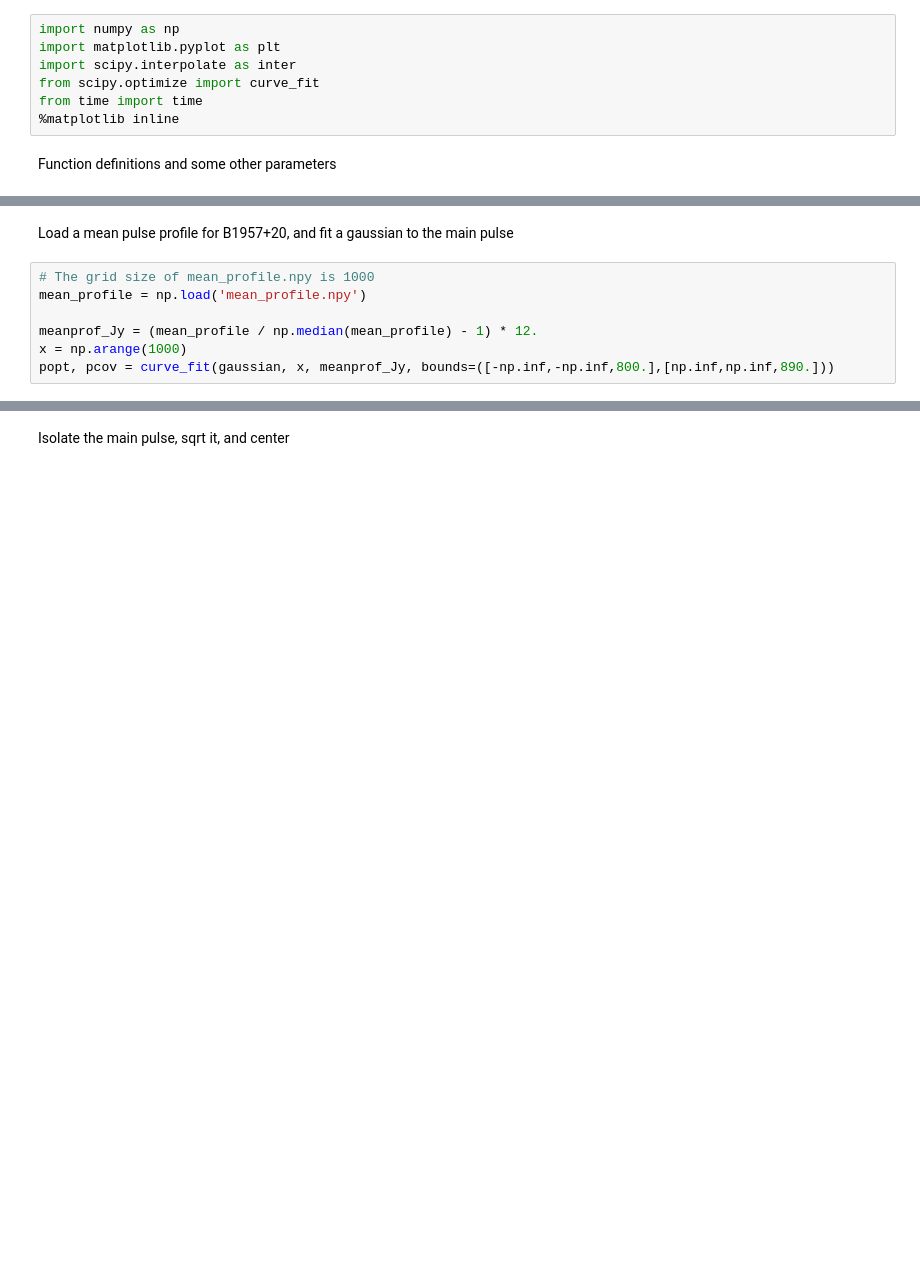
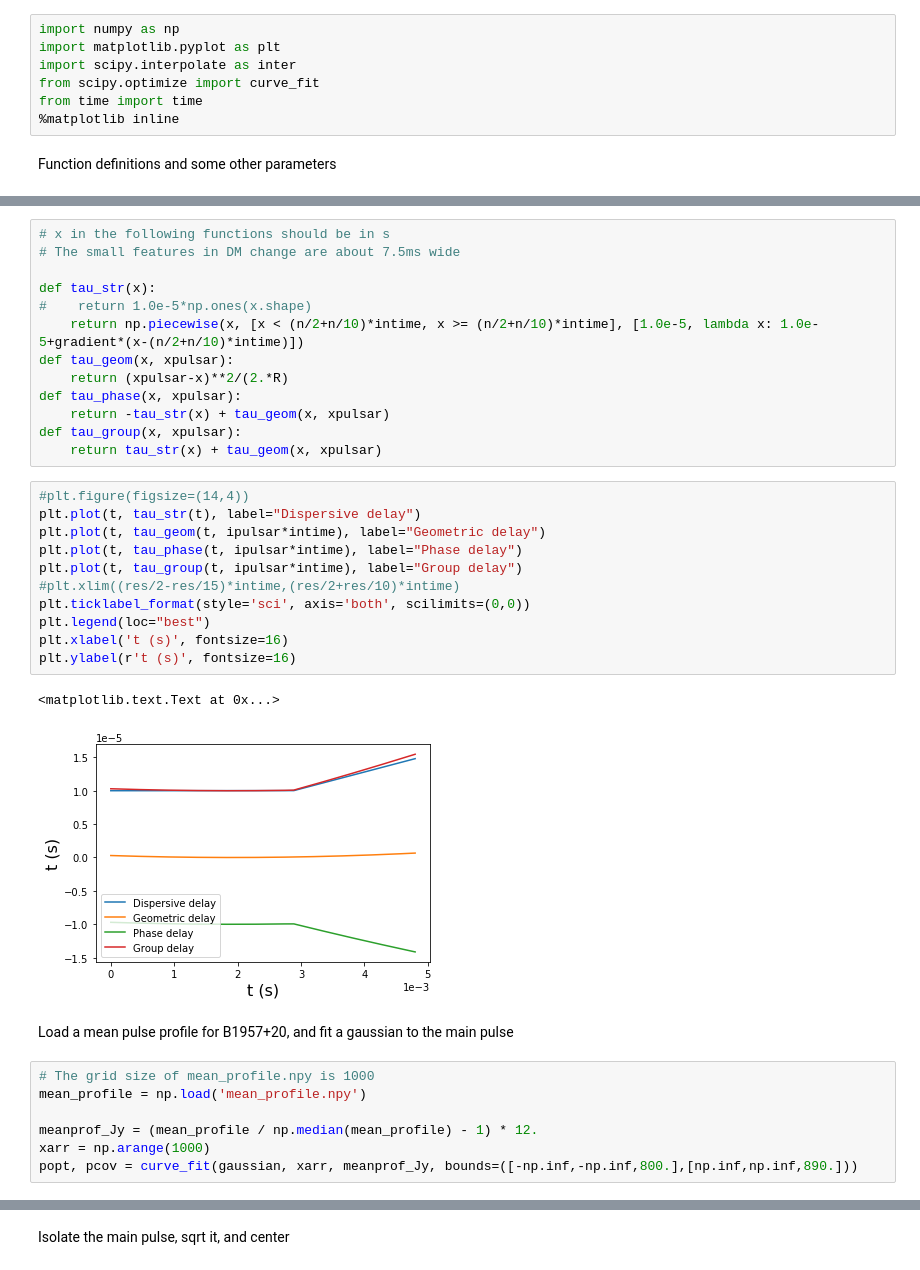
Before and after one commit to quantumfx/binary-lens, a Jupyter notebook: lens_simulation_gauss_pulse.ipynb, the cells around one changed output, grey strips where cells are left out. Cells and saved outputs as stored; diff of their text form; blank space fills up the shorter version.

```diff
--- a/lens_simulation_gauss_pulse.ipynb
+++ b/lens_simulation_gauss_pulse.ipynb
@@ -37,6 +32,33 @@ def tau_group(x):
 # Gaussian for fitting
 def gaussian(x,a,b,c):
     return a * np.exp(-(x - c)**2/(2 * b**2))
+# %%
+# x in the following functions should be in s
+# The small features in DM change are about 7.5ms wide
+
+def tau_str(x):
+#    return 1.0e-5*np.ones(x.shape)
+    return np.piecewise(x, [x < (n/2+n/10)*intime, x >= (n/2+n/10)*intime], [1.0e-5, lambda x: 1.0e-5+gradient*(x-(n/2+n/10)*intime)])
+def tau_geom(x, xpulsar):
+    return (xpulsar-x)**2/(2.*R)
+def tau_phase(x, xpulsar):
+    return -tau_str(x) + tau_geom(x, xpulsar)
+def tau_group(x, xpulsar):
+    return tau_str(x) + tau_geom(x, xpulsar)
+# %%
+#plt.figure(figsize=(14,4))
+plt.plot(t, tau_str(t), label="Dispersive delay")
+plt.plot(t, tau_geom(t, ipulsar*intime), label="Geometric delay")
+plt.plot(t, tau_phase(t, ipulsar*intime), label="Phase delay")
+plt.plot(t, tau_group(t, ipulsar*intime), label="Group delay")
+#plt.xlim((res/2-res/15)*intime,(res/2+res/10)*intime)
+plt.ticklabel_format(style='sci', axis='both', scilimits=(0,0))
+plt.legend(loc="best")
+plt.xlabel('t (s)', fontsize=16)
+plt.ylabel(r't (s)', fontsize=16)
+# %% [output]
+<matplotlib.text.Text at 0x...>
+[figure, added]
 # %% [markdown]
 Load a mean pulse profile for B1957+20, and fit a gaussian to the main pulse
 # %%
@@ -44,7 +66,7 @@ Load a mean pulse profile for B1957+20, and fit a gaussian to the main pulse
 mean_profile = np.load('mean_profile.npy')
 
 meanprof_Jy = (mean_profile / np.median(mean_profile) - 1) * 12.
-x = np.arange(1000)
-popt, pcov = curve_fit(gaussian, x, meanprof_Jy, bounds=([-np.inf,-np.inf,800.],[np.inf,np.inf,890.]))
+xarr = np.arange(1000)
+popt, pcov = curve_fit(gaussian, xarr, meanprof_Jy, bounds=([-np.inf,-np.inf,800.],[np.inf,np.inf,890.]))
 # %%
 plt.plot(meanprof_Jy, label="Mean profile")
```
Also changed, not shown: parts of 14 cells of this notebook, 5 other files.
